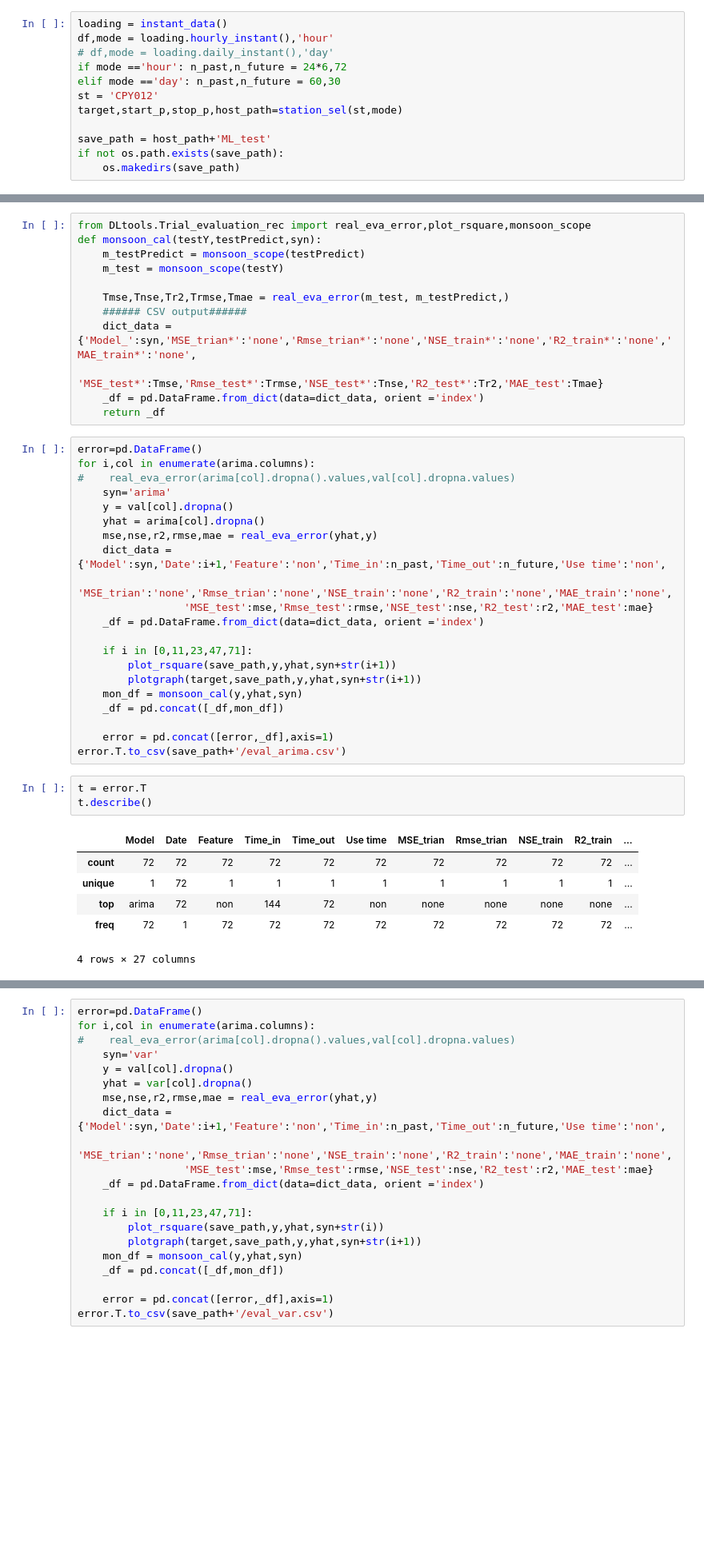
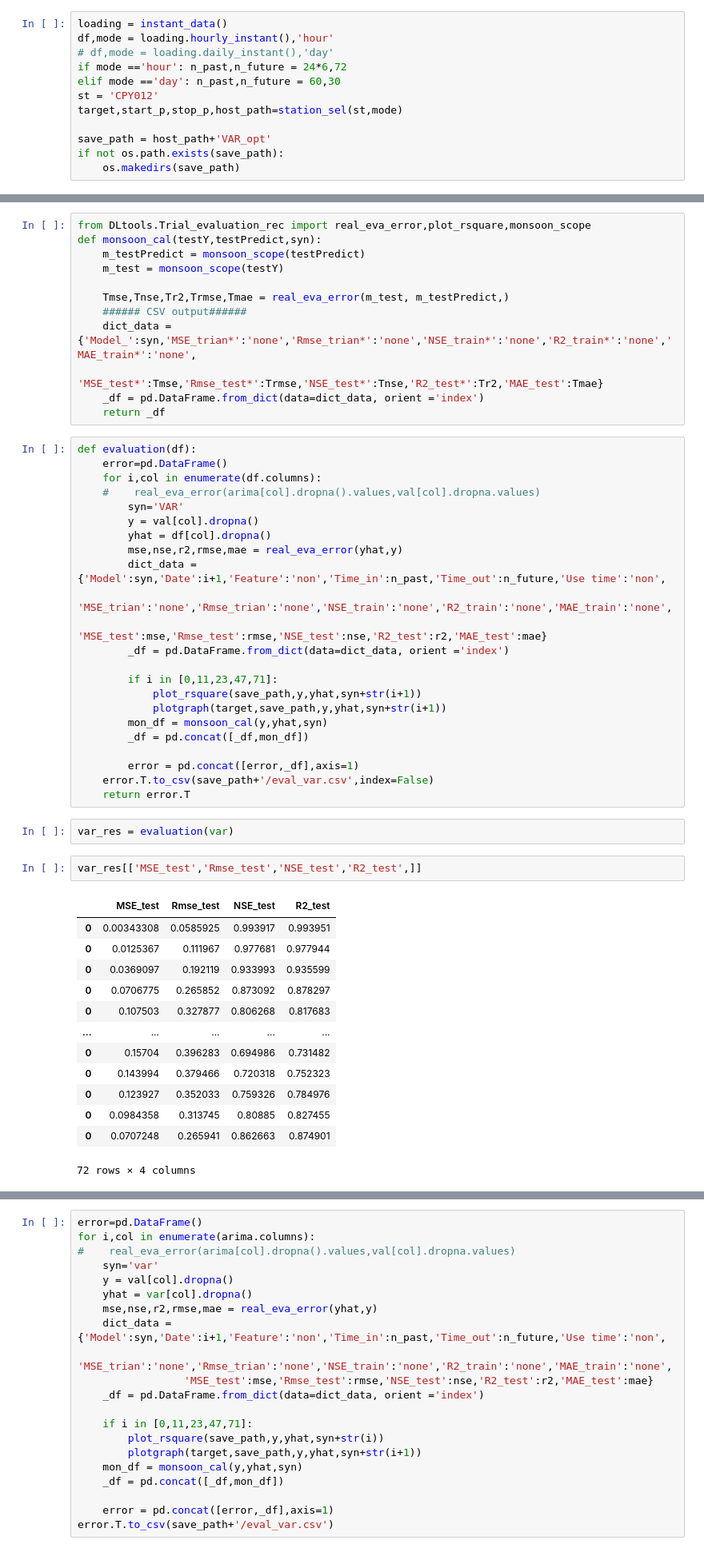
Before and after one commit to SB91ko/ChaoprayaRiver_WaterLV_prediction, a Jupyter notebook: Result_display.ipynb, the cells around one changed output, grey strips where cells are left out. Shown at 80% size. Saved outputs shown, nothing was run; the diff lists cells and outputs as text; blank space fills up the shorter version.

```diff
--- a/Result_display.ipynb
+++ b/Result_display.ipynb
@@ -57,7 +73,7 @@ elif mode =='day': n_past,n_future = 60,30
 st = 'CPY012'
 target,start_p,stop_p,host_path=station_sel(st,mode)
 
-save_path = host_path+'ML_test'
+save_path = host_path+'VAR_opt'
 if not os.path.exists(save_path):
     os.makedirs(save_path)
 # %% [markdown]
@@ -98,33 +114,43 @@ def monsoon_cal(testY,testPredict,syn):
     _df = pd.DataFrame.from_dict(data=dict_data, orient ='index')
     return _df
 # %%
-error=pd.DataFrame()
-for i,col in enumerate(arima.columns):
-#    real_eva_error(arima[col].dropna().values,val[col].dropna.values)
-    syn='arima'
-    y = val[col].dropna()
-    yhat = arima[col].dropna()
-    mse,nse,r2,rmse,mae = real_eva_error(yhat,y)
-    dict_data = {'Model':syn,'Date':i+1,'Feature':'non','Time_in':n_past,'Time_out':n_future,'Use time':'non',
-                'MSE_trian':'none','Rmse_trian':'none','NSE_train':'none','R2_train':'none','MAE_train':'none',
-                 'MSE_test':mse,'Rmse_test':rmse,'NSE_test':nse,'R2_test':r2,'MAE_test':mae}
-    _df = pd.DataFrame.from_dict(data=dict_data, orient ='index')
+def evaluation(df):
+    error=pd.DataFrame()
+    for i,col in enumerate(df.columns):
+    #    real_eva_error(arima[col].dropna().values,val[col].dropna.values)
+        syn='VAR'
+        y = val[col].dropna()
+        yhat = df[col].dropna()
+        mse,nse,r2,rmse,mae = real_eva_error(yhat,y)
+        dict_data = {'Model':syn,'Date':i+1,'Feature':'non','Time_in':n_past,'Time_out':n_future,'Use time':'non',
+                    'MSE_trian':'none','Rmse_trian':'none','NSE_train':'none','R2_train':'none','MAE_train':'none',
+                     'MSE_test':mse,'Rmse_test':rmse,'NSE_test':nse,'R2_test':r2,'MAE_test':mae}
+        _df = pd.DataFrame.from_dict(data=dict_data, orient ='index')
 
-    if i in [0,11,23,47,71]:
-        plot_rsquare(save_path,y,yhat,syn+str(i+1))
-        plotgraph(target,save_path,y,yhat,syn+str(i+1))
-    mon_df = monsoon_cal(y,yhat,syn)
-    _df = pd.concat([_df,mon_df])
+        if i in [0,11,23,47,71]:
+            plot_rsquare(save_path,y,yhat,syn+str(i+1))
+            plotgraph(target,save_path,y,yhat,syn+str(i+1))
+        mon_df = monsoon_cal(y,yhat,syn)
+        _df = pd.concat([_df,mon_df])
 
-    error = pd.concat([error,_df],axis=1)
-error.T.to_csv(save_path+'/eval_arima.csv')
+        error = pd.concat([error,_df],axis=1)
+    error.T.to_csv(save_path+'/eval_var.csv',index=False)
+    return error.T
-# %%
-t = error.T
-t.describe()
-# %% [output]
-|  | Model | Date | Feature | Time_in | Time_out | Use time | MSE_trian | Rmse_trian | NSE_train | R2_train | ... |
-| count | 72 | 72 | 72 | 72 | 72 | 72 | 72 | 72 | 72 | 72 | ... |
-| unique | 1 | 72 | 1 | 1 | 1 | 1 | 1 | 1 | 1 | 1 | ... |
-| top | arima | 72 | non | 144 | 72 | non | none | none | none | none | ... |
-| freq | 72 | 1 | 72 | 72 | 72 | 72 | 72 | 72 | 72 | 72 | ... |
-4 rows × 27 columns
+# %%
+var_res = evaluation(var)
+# %%
+var_res[['MSE_test','Rmse_test','NSE_test','R2_test',]]
+# %% [output]
+|  | MSE_test | Rmse_test | NSE_test | R2_test |
+| 0 | 0.00343308 | 0.0585925 | 0.993917 | 0.993951 |
+| 0 | 0.0125367 | 0.111967 | 0.977681 | 0.977944 |
+| 0 | 0.0369097 | 0.192119 | 0.933993 | 0.935599 |
+| 0 | 0.0706775 | 0.265852 | 0.873092 | 0.878297 |
+| 0 | 0.107503 | 0.327877 | 0.806268 | 0.817683 |
+| ... | ... | ... | ... | ... |
+| 0 | 0.15704 | 0.396283 | 0.694986 | 0.731482 |
+| 0 | 0.143994 | 0.379466 | 0.720318 | 0.752323 |
+| 0 | 0.123927 | 0.352033 | 0.759326 | 0.784976 |
+| 0 | 0.0984358 | 0.313745 | 0.80885 | 0.827455 |
+| 0 | 0.0707248 | 0.265941 | 0.862663 | 0.874901 |
+72 rows × 4 columns
```
Also changed, not shown: parts of 9 cells of this notebook, 8 other files.
